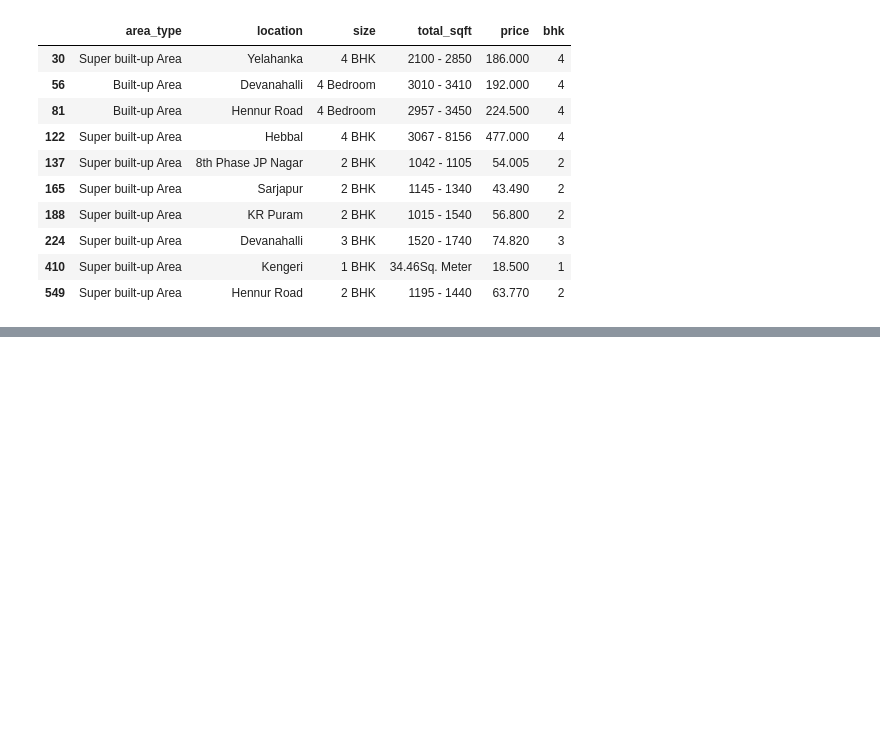
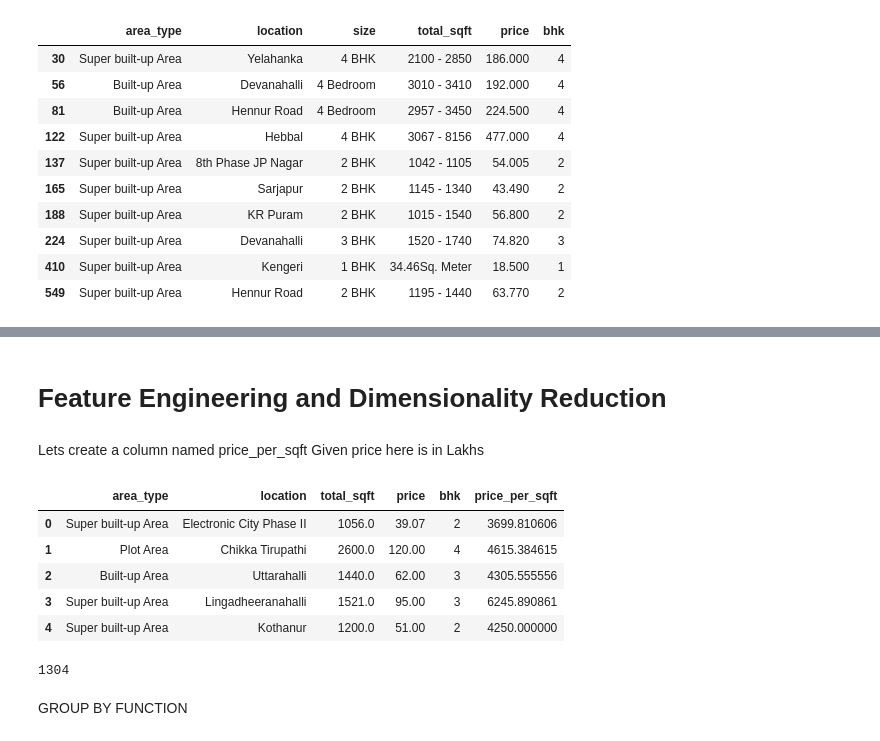
Before and after one commit to RoneyBABA/Housing, a Jupyter notebook: Proj0.ipynb, the cells around one changed output, grey strips where cells are left out. Drawn from its saved outputs; the diff is of its cells as text; code cells hidden in the pictures; blank space fills up the shorter version.

Commit message:
Completed Feature Engineering

```diff
--- a/Proj0.ipynb
+++ b/Proj0.ipynb
@@ -191,0 +225,22 @@ KeyError: "None of [Index([1056.0, 2600.0, 1440.0, 1521.0, 1200.0, 1170.0, 2732.
+# %% [markdown]
+# Feature Engineering and Dimensionality Reduction
+# %% [markdown]
+Lets create a column named price_per_sqft
+Given price here is in Lakhs
+# %%
+df4['price_per_sqft'] = df4['price']*100000/df4['total_sqft']
+df4.head()
+# %% [output]
+|  | area_type | location | total_sqft | price | bhk | price_per_sqft |
+| 0 | Super built-up Area | Electronic City Phase II | 1056.0 | 39.07 | 2 | 3699.810606 |
+| 1 | Plot Area | Chikka Tirupathi | 2600.0 | 120.00 | 4 | 4615.384615 |
+| 2 | Built-up Area | Uttarahalli | 1440.0 | 62.00 | 3 | 4305.555556 |
+| 3 | Super built-up Area | Lingadheeranahalli | 1521.0 | 95.00 | 3 | 6245.890861 |
+| 4 | Super built-up Area | Kothanur | 1200.0 | 51.00 | 2 | 4250.000000 |
+# %%
+# df4.location.nunique()
+len(df4.location.unique())
+# %% [output]
+1304
+# %% [markdown]
+GROUP BY FUNCTION
```
Also changed, not shown: parts of 20 cells of this notebook, 1 other file.
